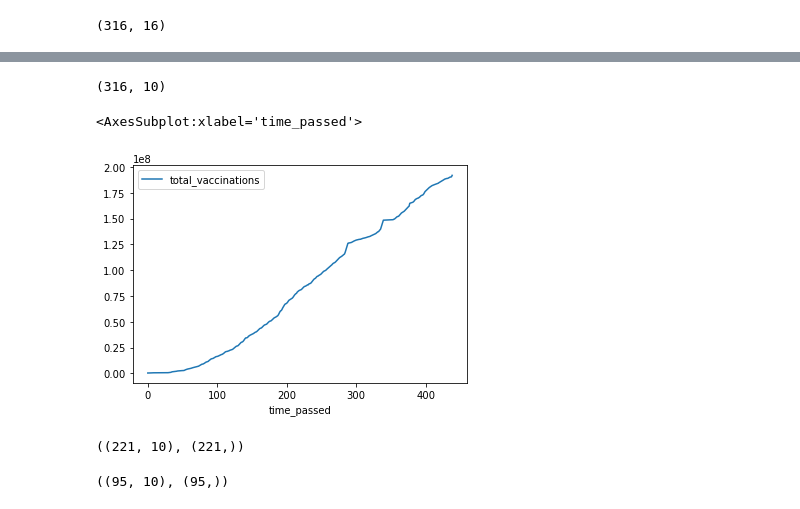
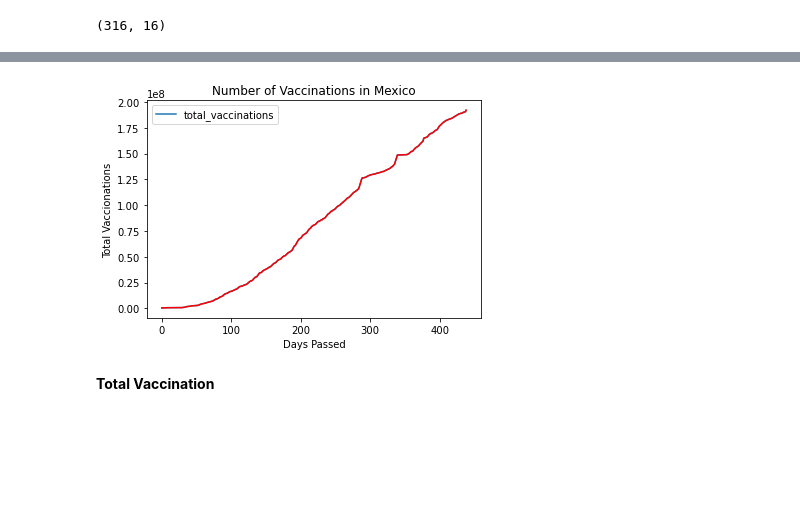
Before and after one commit to elriczero/ML-HW4-Covid-Analysis, a Jupyter notebook: Machine Learning Assignment 4 - Covid Vaccination Progress.ipynb, the cells around one changed output, grey strips where cells are left out. Saved outputs shown, nothing was run; the diff lists cells and outputs as text; code cells hidden in the pictures; blank space fills up the shorter version.

```diff
--- a/Machine Learning Assignment 4 - Covid Vaccination Progress.ipynb
+++ b/Machine Learning Assignment 4 - Covid Vaccination Progress.ipynb
@@ -170,2 +167,2 @@ ndata
 # %%
-ndata['time_passed'].dt.days
+ndata['days_passed']=ndata['days_passed'].dt.days
@@ -185,2 +168,0 @@ Name: time_passed, Length: 316, dtype: int64
-# %%
-ndata['time_passed']=ndata['time_passed'].dt.days
@@ -198,13 +195,13 @@ people_vaccinated_per_hundred          float64
 people_fully_vaccinated_per_hundred    float64
 daily_vaccinations_per_million         float64
 dtype: object
-# %%
-ndata.shape
-# %% [output]
-(316, 10)
-# %%
-ndata.plot(x = 'time_passed', y = 'total_vaccinations')
-# %% [output]
-<AxesSubplot:xlabel='time_passed'>
-[figure, removed]
+# %%
+ndata.plot(x = 'days_passed', y = 'total_vaccinations')
+plt.title('Number of Vaccinations in Mexico')
+plt.xlabel('Days Passed')
+plt.ylabel('Total Vaccionations')
+plt.plot(ndata['days_passed'],ndata['total_vaccinations'], color='red')
+plt.show()
+# %% [output]
+[figure, added]
 # %%
@@ -214,12 +211,6 @@ target = ndata['total_vaccinations']
 # %%
 # Test train split for supervised training
 X_train, X_test, y_train, y_test = train_test_split(data_train, target,test_size=0.3 , random_state=10)
-# %%
-X_train.shape, y_train.shape
-# %% [output]
-((221, 10), (221,))
-# %%
-X_test.shape, y_test.shape
-# %% [output]
-((95, 10), (95,))
+# %% [markdown]
+__Total Vaccination__
 # %%
```
Also changed, not shown: parts of 83 cells of this notebook.
